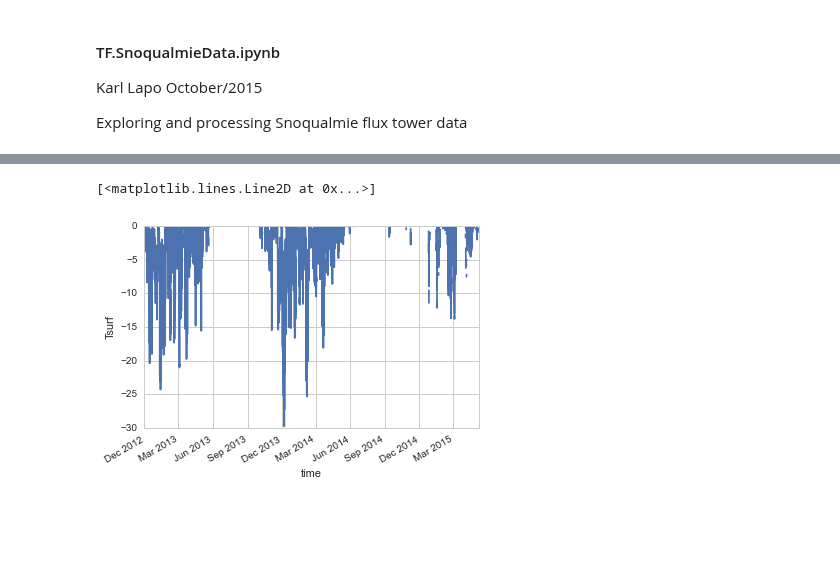
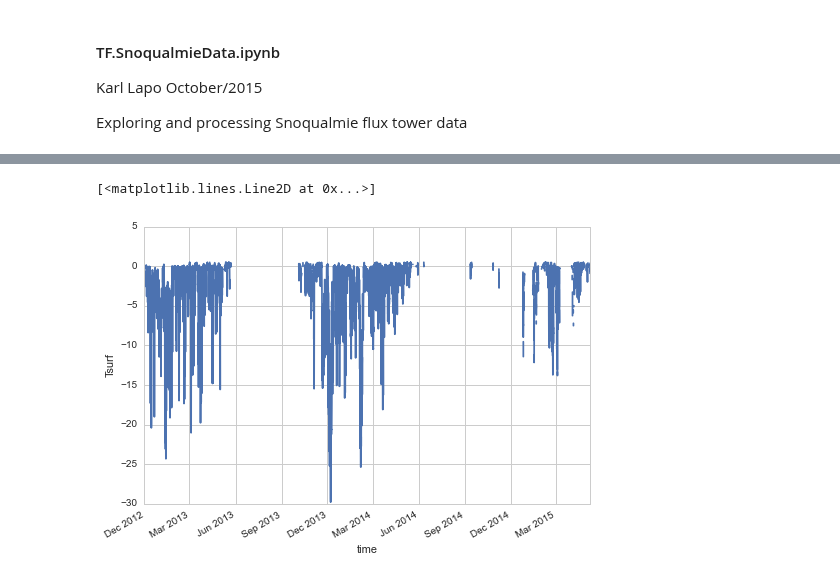
Before and after one commit to klapo/TurbulenceFeedbacks, a Jupyter notebook: TF.SnoqualmieData.ipynb, the cells around one changed output, grey strips where cells are left out. Drawn from its saved outputs; the diff is of its cells as text; code cells hidden in the pictures; blank space fills up the shorter version.

Commit message:
Neglected to do any commits. Many new files. Some don't belong here.
Figures for the thesis proposal also were made in some of these scripts

```diff
--- a/TF.SnoqualmieData.ipynb
+++ b/TF.SnoqualmieData.ipynb
@@ -159,8 +159,8 @@ Data variables:
     Tsurf    (time) float64 nan nan nan nan nan nan nan nan nan nan nan nan ...
 # %%
 # Time series of raw data
-ds.Tsurf.values[ds.Tsurf.values > 0] = np.nan
+ds.Tsurf.values[ds.Tsurf.values > .5] = np.nan
 ds.Tsurf.plot()
 # %% [output]
 [<matplotlib.lines.Line2D at 0x...>]
-[figure, old version]
+[figure, new version]
```
Also changed, not shown: parts of 1 cell of this notebook, 7 other files.
